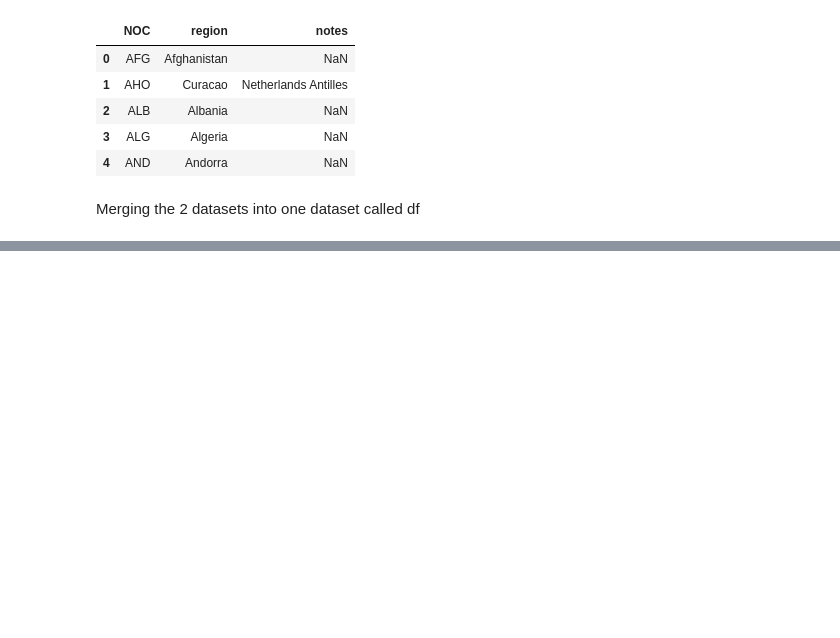
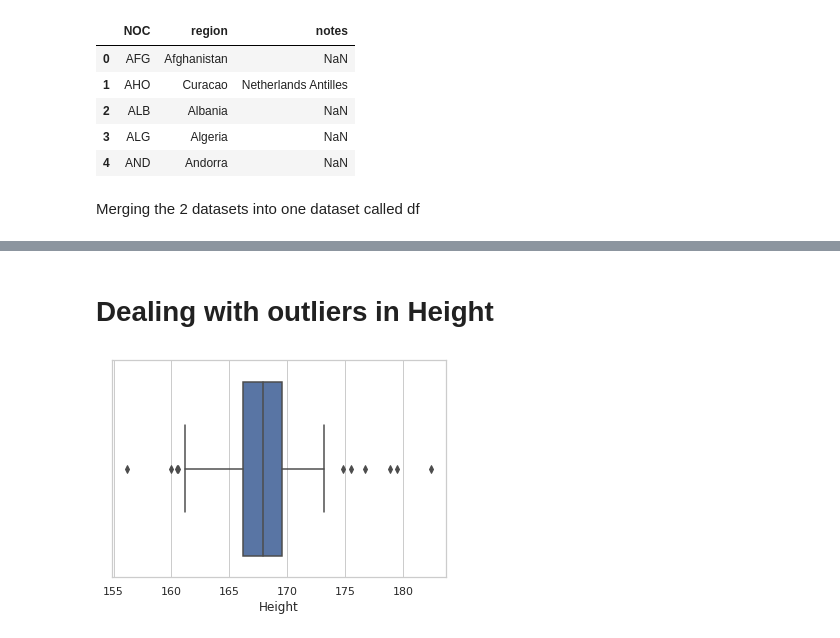
Before and after one commit to Nourankh20/Data-Visualization, a Jupyter notebook: Visualization.ipynb, the cells around one changed output, grey strips where cells are left out. Saved outputs shown, nothing was run; the diff lists cells and outputs as text; code cells hidden in the pictures; blank space fills up the shorter version.

```diff
--- a/Visualization.ipynb
+++ b/Visualization.ipynb
@@ -75 +78,24 @@ notes     98.138990
 dtype: float64
+# %% [markdown]
+# Dealing with outliers in Height
+# %%
+import seaborn as sns
+
+Females= df[df['Sex']=='F']
+Males=df[df['Sex']=='M']
+
+
+sports_height_females = Females.groupby(Females['Sport'])['Height'].mean()
+sports_height_males = Males.groupby(Males['Sport'])['Height'].mean()
+
+
+dropped_null_values_height_females = sports_height_females.dropna(how='all')
+dropped_null_values_height_females.values
+
+dropped_null_values_height_males = sports_height_males.dropna(how='all')
+dropped_null_values_height_males
+
+
+ay = sns.boxplot(x=dropped_null_values_height_females)
+# %% [output]
+[figure, added]
```
Also changed, not shown: parts of 14 cells of this notebook.
